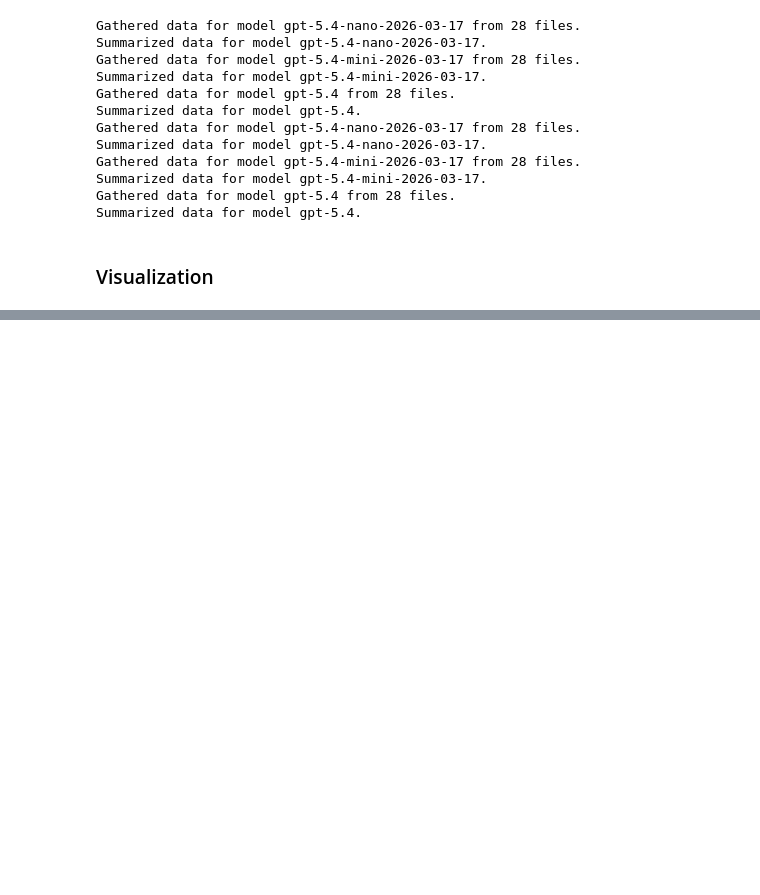
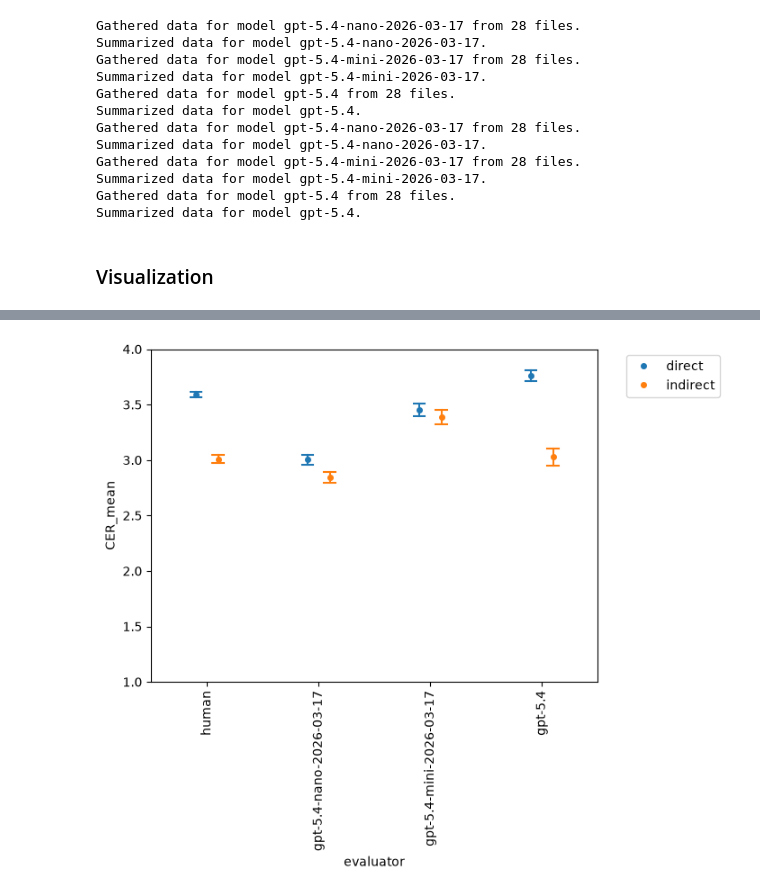
Before and after one commit to isabellaboux/isa-llm, a Jupyter notebook: analyze_data.ipynb, the cells around one changed output, grey strips where cells are left out. Cells and saved outputs as stored; diff of their text form; code cells hidden in the pictures; blank space fills up the shorter version.

Commit message:
New version of analysis incl. saving values and images of confusion matrix and ROC curve.

```diff
--- a/analyze_data.ipynb
+++ b/analyze_data.ipynb
@@ -115,6 +202,7 @@ def rescale(series: pd.Series, min: int, max: int) -> pd.Series:
 # %%
 df_wide =  collate_human_and_llm_data_wide(MODELS)
 df_long = collate_human_and_llm_data_long(MODELS)
+df_long = compare_to_human(df_long)
 # %% [output]
 Gathered data for model gpt-5.4-nano-2026-03-17 from 28 files.
 Summarized data for model gpt-5.4-nano-2026-03-17.
@@ -308,0 +223,86 @@ fig.show()
+# %%
+###
+
+aggregated = df_long.groupby(["evaluator", "CONDITION"]).agg(
+    CER_mean=("CER_mean", "mean"),
+    CER_sd=("CER_mean", "std"),
+    CER_sem=("CER_mean", "sem"),
+).reset_index()
+aggregated.to_csv("analysis/certainty_summarized_EVAL_X_CONDITION.csv", index=False)
+
+sns.pointplot(
+    data=df_long,
+    x="evaluator",
+    y="CER_mean",
+    hue="CONDITION",
+    markersize=3,
+    dodge=0.2,
+    errorbar='se',
+    linestyle="none",
+    capsize=0.1,
+    err_kws={"linewidth": 1.5}
+)
+plt.ylim([1, 4])
+plt.xticks(rotation=90)
+plt.legend(bbox_to_anchor=(1.05, 1), loc="upper left")
+plt.show()
+
+###
+
+aggregated = df_long.groupby(["evaluator", "CONDITION", "reference"]).agg(
+    CER_mean=("CER_mean", "mean"),
+    CER_sd=("CER_mean", "std"),
+    CER_sem=("CER_mean", "sem"),
+).reset_index()
+aggregated.to_csv("analysis/certainty_summarized_EVAL_X_CONDITION_X_REF.csv", index=False)
+
+sns.catplot(
+    data=df_long,
+    x="evaluator",
+    y="CER_mean",
+    hue="CONDITION",
+    col="reference",
+    kind="point",
+    markersize=3,
+    dodge=0.2,
+    errorbar="se",
+    linestyle="none",
+    capsize=0.1,
+    err_kws={"linewidth": 1.5},
+)
+plt.ylim([1, 4])
+plt.xticks(rotation=90)
+plt.legend(bbox_to_anchor=(1.05, 1), loc="upper left")
+plt.show()
+
+###
+
+aggregated = df_long.groupby(["evaluator", "CONDITION", "SET", "reference"]).agg(
+    CER_mean=("CER_mean", "mean"),
+    CER_sd=("CER_mean", "std"),
+    CER_sem=("CER_mean", "sem"),
+).reset_index()
+aggregated.to_csv("analysis/certainty_summarized_EVAL_X_CONDITION_X_SET_REF.csv", index=False)
+
+
+sns.catplot(
+    data=df_long,
+    x="evaluator",
+    y="CER_mean",
+    hue="CONDITION",
+    col="reference",
+    row="SET",
+    kind="point",
+    markersize=3,
+    dodge=0.2,
+    errorbar="se",
+    linestyle="none",
+    capsize=0.1,
+    err_kws={"linewidth": 1.5},
+)
+plt.ylim([1, 4])
+plt.xticks(rotation=90)
+plt.legend(bbox_to_anchor=(1.05, 1), loc="upper left")
+plt.show()
+# %% [output]
+[figure, added]
```
Also changed, not shown: parts of 15 cells of this notebook, 15 other files.
